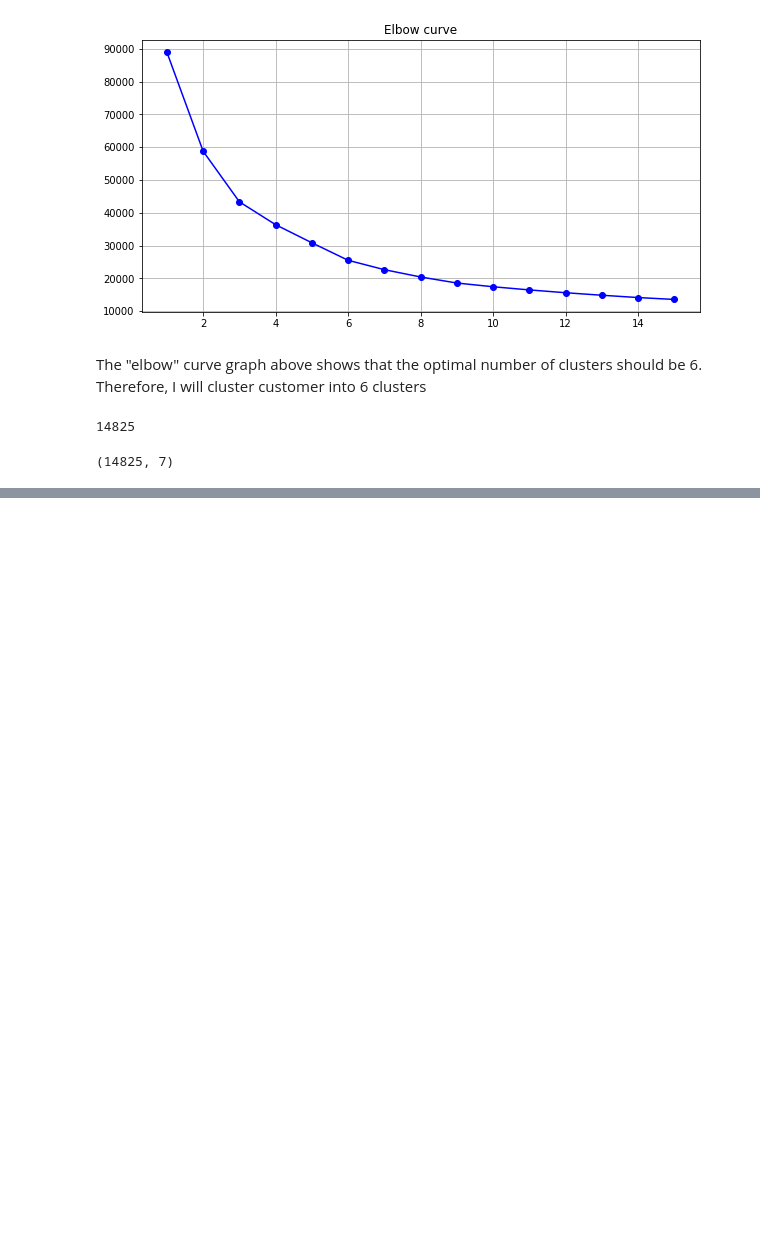
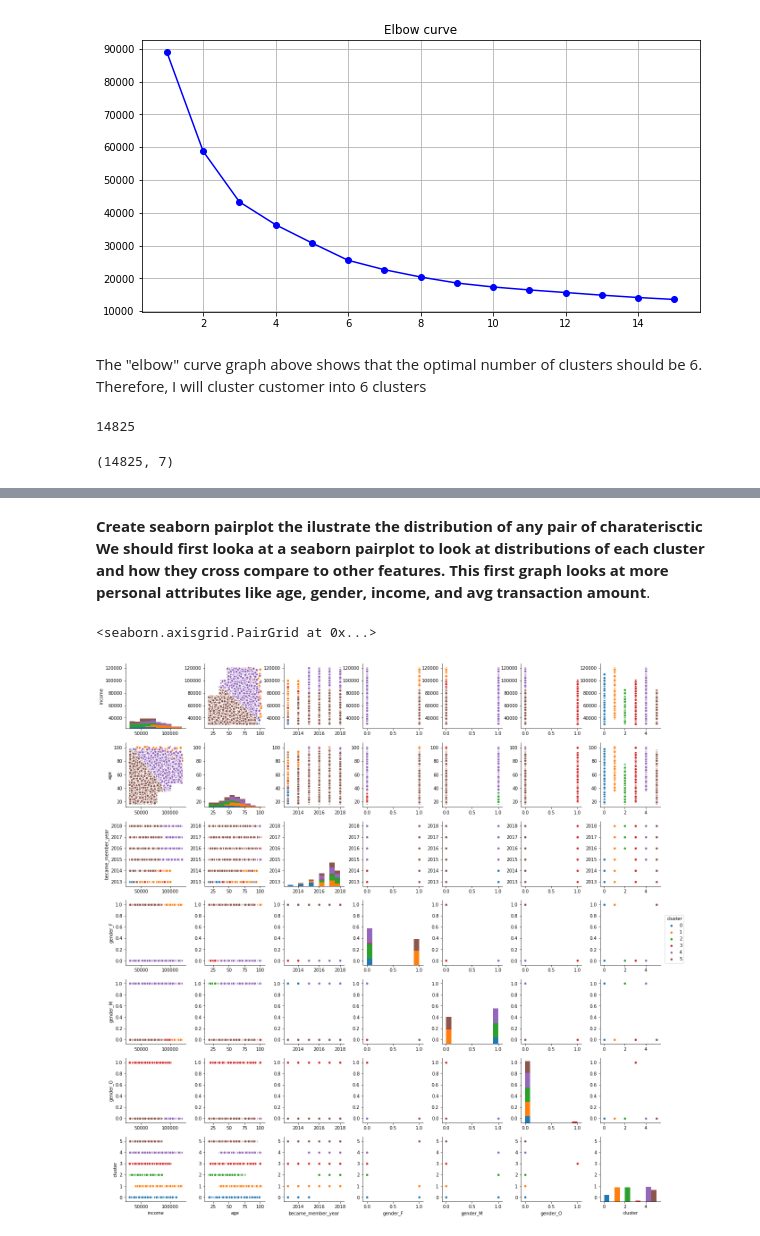
Before and after one commit to tunguyen11/Starbucks-Capstone-Project, a Jupyter notebook: Starbucks_Capstone_notebook.ipynb, the cells around one changed output, grey strips where cells are left out. Saved outputs shown, nothing was run; the diff lists cells and outputs as text; code cells hidden in the pictures; blank space fills up the shorter version.

```diff
--- a/Starbucks_Capstone_notebook.ipynb
+++ b/Starbucks_Capstone_notebook.ipynb
@@ -855,0 +792,11 @@ data_with_cluster[data_with_cluster['cluster'] ==5].head()
+# %% [markdown]
+**Create seaborn pairplot the ilustrate the distribution of any pair of charaterisctic
+We should first looka at a seaborn pairplot to look at distributions of each cluster and how they cross compare to other features. This first graph looks at more personal attributes like age, gender, income, and avg transaction amount**.
+# %%
+# Visualize the characteristics of each cluster
+
+features = ['income', 'age', 'became_member_year', 'gender_F', 'gender_M', 'gender_O', 'cluster']
+sns.pairplot(data_with_cluster[features], hue = 'cluster')
+# %% [output]
+<seaborn.axisgrid.PairGrid at 0x...>
+[figure, added]
```
Also changed, not shown: parts of 40 cells of this notebook.
